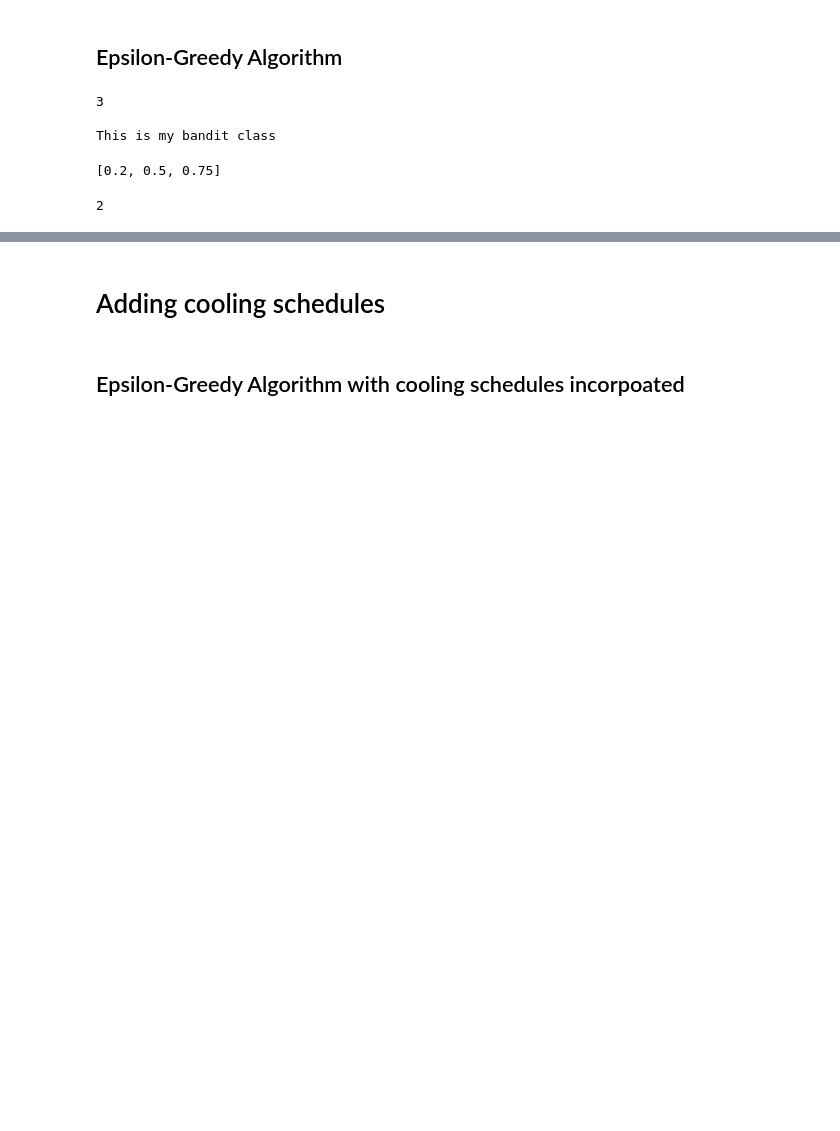
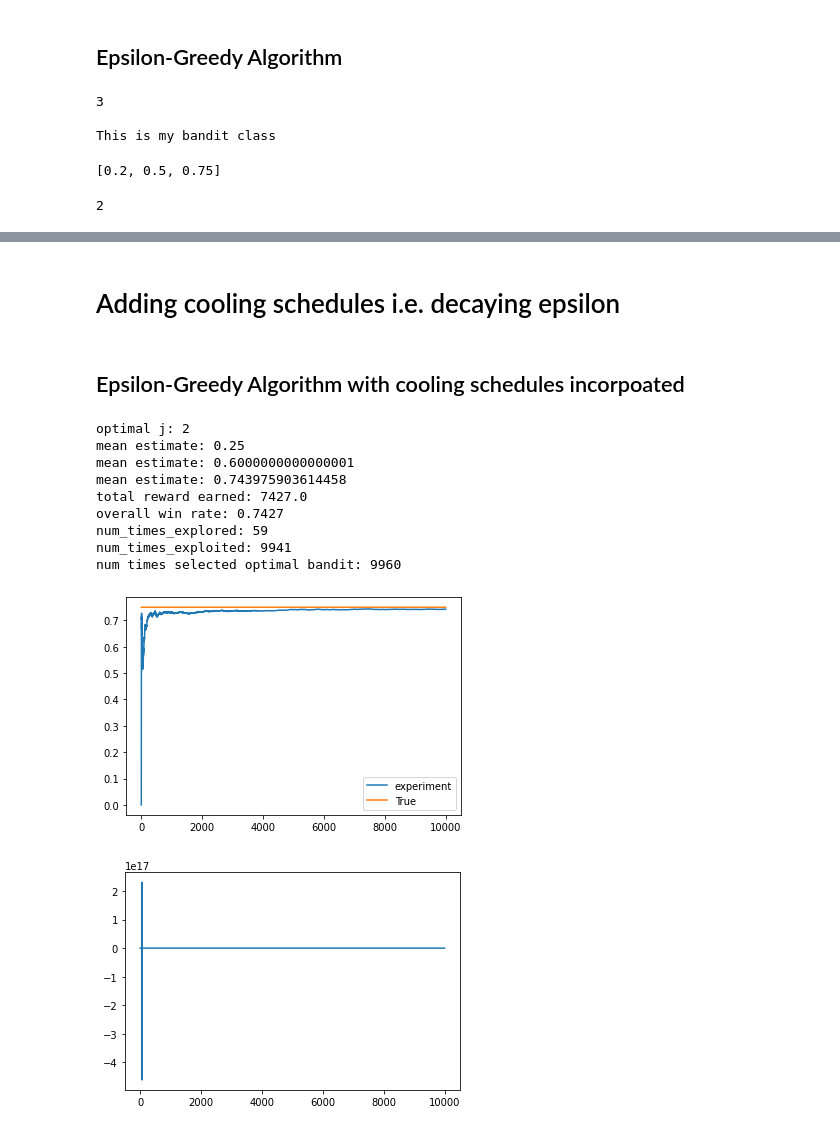
Before and after one commit to obeabi/Bayesian_AB_Testing, a Jupyter notebook: Greedy_Epsilon_BERNOULI.ipynb, the cells around one changed output, grey strips where cells are left out. Saved outputs shown, nothing was run; the diff lists cells and outputs as text; code cells hidden in the pictures; blank space fills up the shorter version.

```diff
--- a/Greedy_Epsilon_BERNOULI.ipynb
+++ b/Greedy_Epsilon_BERNOULI.ipynb
@@ -123,11 +123,11 @@ num times selected optimal bandit: 9251
 # %% [markdown]
-# Adding cooling schedules
+# Adding cooling schedules i.e. decaying epsilon
 # %%
 # Initalize constant
 NUM_TRIALS = 10000
-e_0 = 0.1
-k   = 0.1
-alpha = 0.1
+e_0 = 0.05
+k   = 1
+alpha = 2
 a = 0.1
 b = 0.1
 c = 0.04
@@ -140,12 +140,11 @@ BANDIT_PROBABILITIES = [0.2, 0.5, 0.75]
 # %%
 
 class BanditArm:
-  def __init__(self, p,e_0):
+  def __init__(self, p):
     # p: the win rate
     self.p = p
     self.p_estimate = 0
     self.N = 0
-    self.EPS = e_0
 
   def pull(self):
     # draw a 1 with probability p
@@ -156,14 +155,16 @@ class BanditArm:
     #self.p_estimate = ((self.N - 1)* self.p_estimate    + x)/ self.N
     self.p_estimate = self.p_estimate + (( x - self.p_estimate )/ self.N)
 
-
-  def update_EPS(self, EPS):
-      self.EPS = 0*(self.EPS *0.75**0.5)
+# Define Cooling schedule
+def update_EPS(t):
+      #return max(e_0 - k*t, e_min)
+      return e_0 * np.power(alpha, t)
 # %%
 def experiment():
-  bandits = [BanditArm(p,EPS) for p in BANDIT_PROBABILITIES]
+  bandits = [BanditArm(p) for p in BANDIT_PROBABILITIES]
 
   rewards = np.zeros(NUM_TRIALS)
+  epsilon_ = np.zeros(NUM_TRIALS)
   num_times_explored = 0
   num_times_exploited = 0
   num_optimal = 0
@@ -172,8 +173,10 @@ def experiment():
 
   for i in range(NUM_TRIALS):
 
+    # estimate epsilon based on coling schedule equation
+    EPS_ = update_EPS(i)
     # use epsilon-greedy to select the next bandit
-    if np.random.random() < EPS:
+    if np.random.random() < EPS_:
       num_times_explored += 1
       j = np.random.randint(len(bandits))
 
@@ -187,37 +190,52 @@ def experiment():
 
     # pull the arm for the bandit with the largest sample
     x = bandits[j].pull()
 
     # update rewards log
     rewards[i] = x
 
     # update the distribution for the bandit whose arm we just pulled
     bandits[j].update(x)
 
-      # update the distribution for the bandit whose arm we just pulled
-    bandits[j].update_EPS(EPS)
-
-
+      # Store the Epsilon
+    epsilon_[i] = EPS_
 
 
   # print mean estimates for each bandit
   for b in bandits:
     print("mean estimate:", b.p_estimate)
 
   # print total reward
   print("total reward earned:", rewards.sum())
   print("overall win rate:", rewards.sum() / NUM_TRIALS)
   print("num_times_explored:", num_times_explored)
   print("num_times_exploited:", num_times_exploited)
-  #print("num times selected optimal bandit:", num_optimal)
+  print("num times selected optimal bandit:", num_optimal)
 
   # plot the results
   cumulative_rewards = np.cumsum(rewards)
   win_rates = cumulative_rewards / (np.arange(NUM_TRIALS) + 1)
-  plt.plot(win_rates)
-  #plt.plot(np.ones(NUM_TRIALS)*np.max(BANDIT_PROBABILITIES))
+  plt.plot(win_rates, label = 'experiment')
+  plt.plot(np.ones(NUM_TRIALS)*np.max(BANDIT_PROBABILITIES), label = 'True')
+  plt.legend()
+  plt.show()
+
+  # plot evolution of epsilon
+  plt.plot(epsilon_)
   plt.show()
 
 
 if __name__ == "__main__":
   experiment()
+# %% [output]
+optimal j: 2
+mean estimate: 0.25
+mean estimate: 0.6000000000000001
+mean estimate: 0.743975903614458
+total reward earned: 7427.0
+overall win rate: 0.7427
+num_times_explored: 59
+num_times_exploited: 9941
+num times selected optimal bandit: 9960
+[figure, added]
+[figure, added]
```
Also changed, not shown: parts of 2 cells of this notebook.
